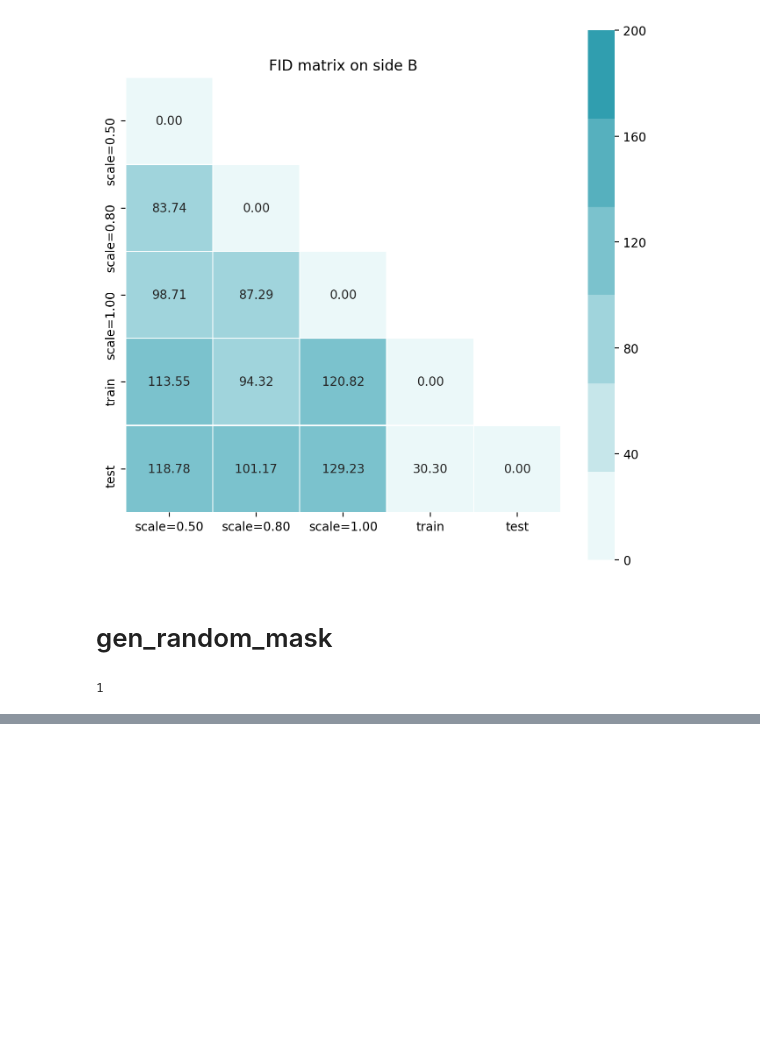
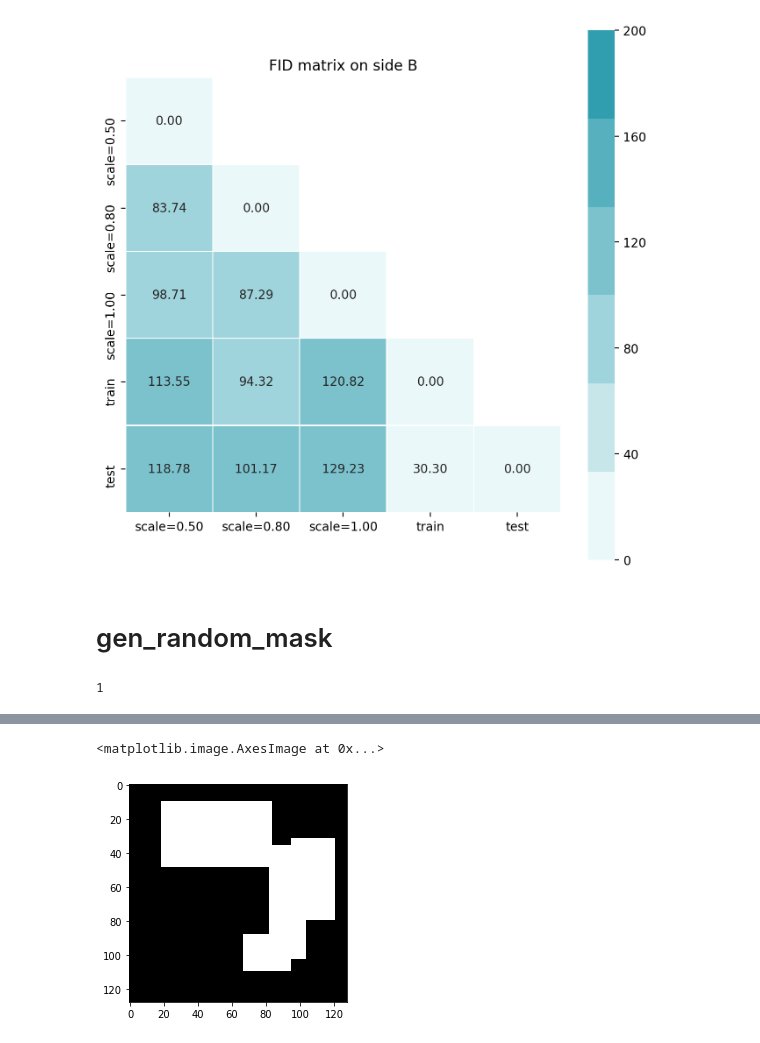
Before and after one commit to minfawang/mask-cgan, a Jupyter notebook: explore.ipynb, the cells around one changed output, grey strips where cells are left out. Saved outputs shown, nothing was run; the diff lists cells and outputs as text; code cells hidden in the pictures; blank space fills up the shorter version.

Commit message:
Produce image grid

```diff
--- a/explore.ipynb
+++ b/explore.ipynb
@@ -127,0 +139,18 @@ plt.imshow(mask.squeeze(dim=0).permute(1, 2, 0))
+# %%
+# masks = [
+#     utils.gen_random_mask(scales=scales, shape=[1, 3, 128, 128])
+#     for _ in range(4)
+# ]
+
+# masks = []
+# masks.append(mask)
+
+
+# for mask in masks:
+#     plt.imshow(mask.squeeze(dim=0).permute(1, 2, 0))
+
+
+plt.imshow(mask2HWC(rand_masks[3]))
+# %% [output]
+<matplotlib.image.AxesImage at 0x...>
+[figure, added]
```
Also changed, not shown: parts of 4 cells of this notebook, 1 other file.
